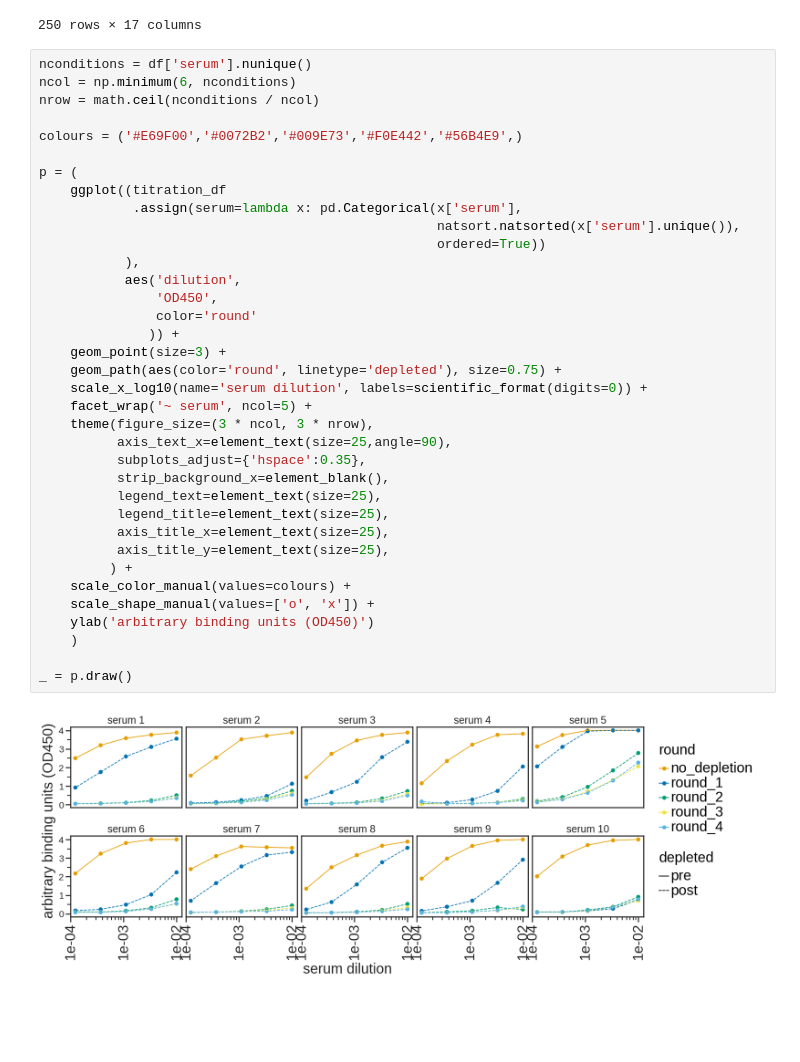
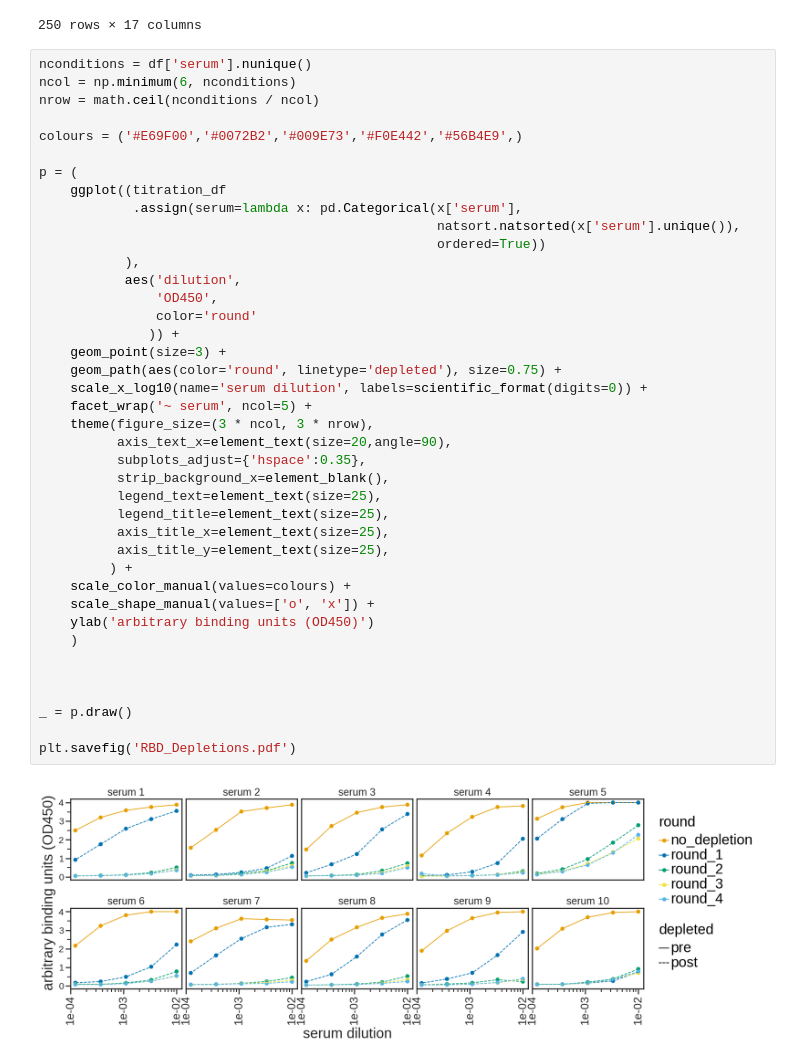
Before and after one commit to jbloomlab/Ace2_expression_neuts, a Jupyter notebook: rbd_depletions.ipynb, the cells around one changed output. Drawn from its saved outputs; the diff is of its cells as text; blank space fills up the shorter version.

Commit message:
additional edits to RBD-depletions and pdf creations

```diff
--- a/rbd_depletions.ipynb
+++ b/rbd_depletions.ipynb
@@ -132,32 +132,36 @@ colours = ('#E69F00','#0072B2','#009E73','#F0E442','#56B4E9',)
 
 p = (
     ggplot((titration_df
             .assign(serum=lambda x: pd.Categorical(x['serum'],
                                                    natsort.natsorted(x['serum'].unique()),
                                                    ordered=True))
            ),
            aes('dilution',
                'OD450',
                color='round'
               )) +
     geom_point(size=3) +
     geom_path(aes(color='round', linetype='depleted'), size=0.75) +
     scale_x_log10(name='serum dilution', labels=scientific_format(digits=0)) +
     facet_wrap('~ serum', ncol=5) +
     theme(figure_size=(3 * ncol, 3 * nrow),
-          axis_text_x=element_text(size=25,angle=90),
+          axis_text_x=element_text(size=20,angle=90),
           subplots_adjust={'hspace':0.35},
           strip_background_x=element_blank(),
           legend_text=element_text(size=25),
           legend_title=element_text(size=25),
           axis_title_x=element_text(size=25),
           axis_title_y=element_text(size=25),
          ) +
     scale_color_manual(values=colours) +
     scale_shape_manual(values=['o', 'x']) +
     ylab('arbitrary binding units (OD450)')
     )
 
+
+
 _ = p.draw()
+
+plt.savefig('RBD_Depletions.pdf')
 # %% [output]
-[figure, old version]
+[figure, new version]
```
Also changed, not shown: 10 other files.
